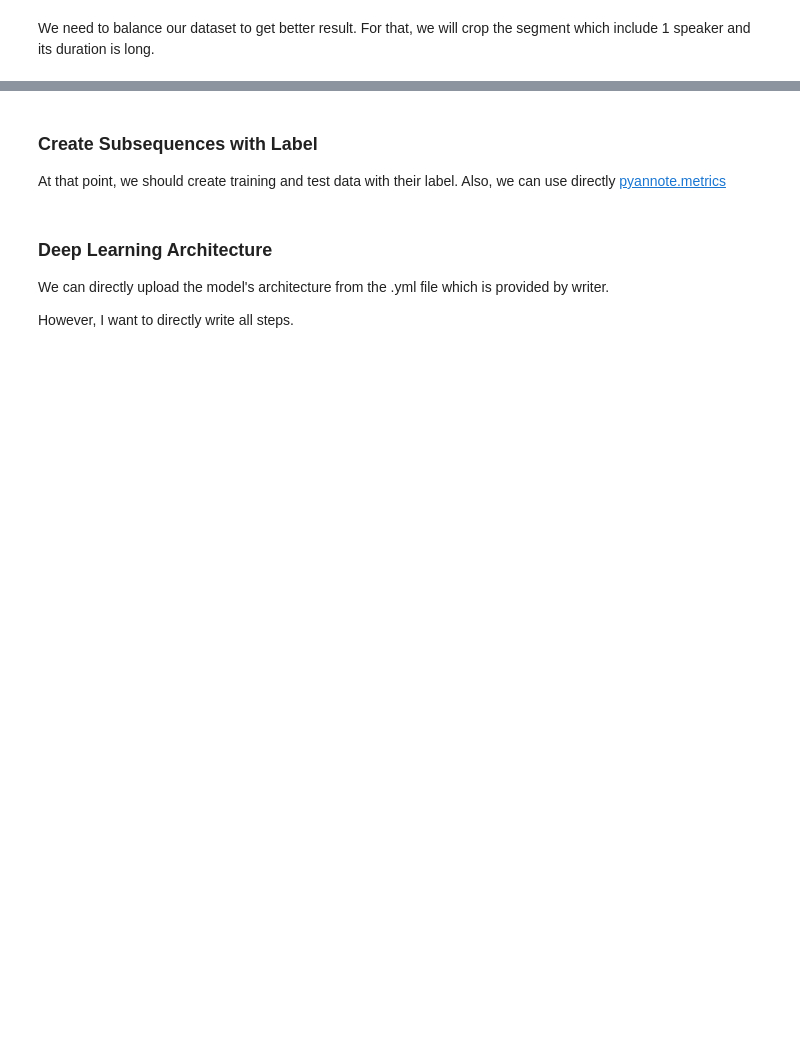
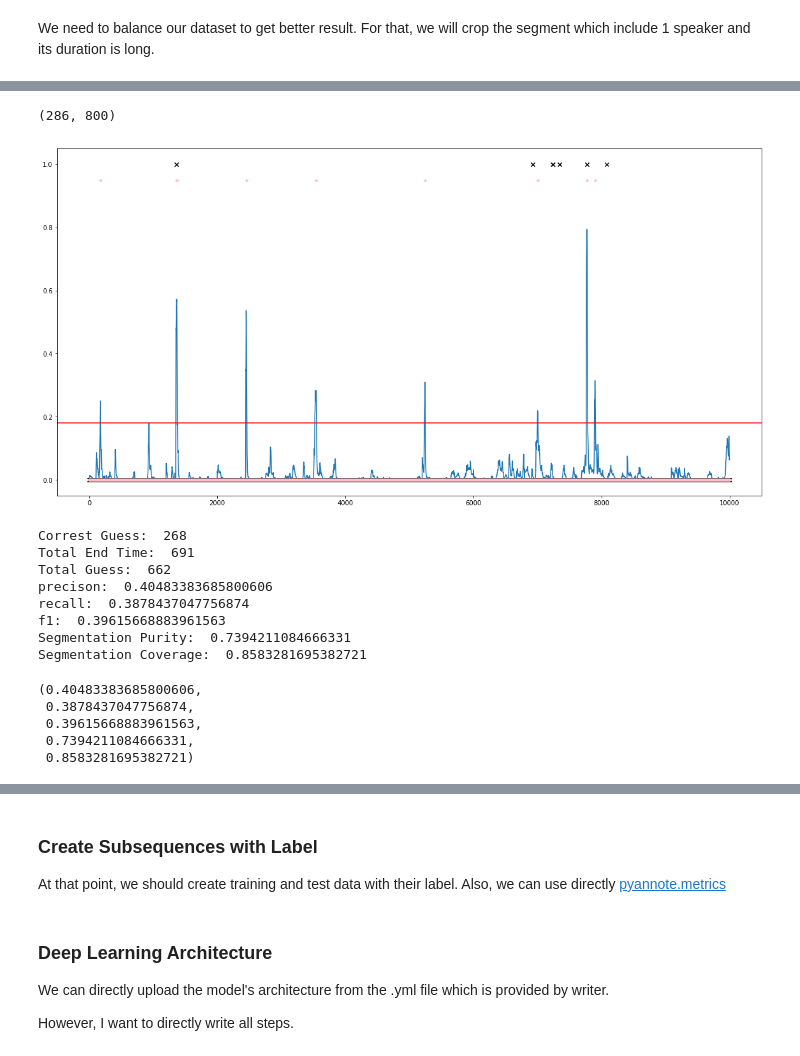
Before and after one commit to hedonistrh/SpChangeDetect, a Jupyter notebook: BiLSTM.ipynb, the cells around one changed output, grey strips where cells are left out. Drawn from its saved outputs; the diff is of its cells as text; code cells hidden in the pictures; blank space fills up the shorter version.

```diff
--- a/BiLSTM.ipynb
+++ b/BiLSTM.ipynb
@@ -440,8 +388,8 @@ from keras.models import load_model
 import time
 
 
-how_many_step = 120
-how_many_repeat = 3
+how_many_step = 80
+how_many_repeat = 8
 
 ix_repeat = 0
 
@@ -461,7 +409,7 @@ while (ix_repeat < how_many_repeat):
         #print("relax")
         #time.sleep(2.5)
 
-        input_array, output_array = create_data_for_supervised ("./amicorpus/*/audio/", 10, 25, from_epi, from_epi+1, True, 5, False)
+        input_array, output_array = create_data_for_supervised ("./amicorpus/*/audio/", 10, 25, from_epi, from_epi+1, True, 6, False)
 
         max_len = 800 # how many frame will be taken
         step = 800 # step size.
@@ -498,3 +446,4 @@ while (ix_repeat < how_many_repeat):
         output_array = []
 
         from_epi += 1
+    model.save_weights("bilstm_weights" + str(ix_repeat) + ".h5")
@@ -513,8 +527,8 @@ from keras.models import load_model
 import time
 
 
-how_many_step = 120
-how_many_repeat = 3
+how_many_step = 80
+how_many_repeat = 15
 
 ix_repeat = 0
 
@@ -534,7 +548,7 @@ while (ix_repeat < how_many_repeat):
         #print("relax")
         #time.sleep(2.5)
 
-        input_array, output_array = create_data_for_supervised ("./amicorpus/*/audio/", 10, 25, from_epi, from_epi+1, True, 5, False)
+        input_array, output_array = create_data_for_supervised ("./amicorpus/*/audio/", 10, 25, from_epi, from_epi+1, True, 6, True)
 
         max_len = 800 # how many frame will be taken
         step = 800 # step size.
@@ -556,7 +570,7 @@ while (ix_repeat < how_many_repeat):
 
             model.fit(input_array_specified, output_array_specified,
                    epochs=1,
-                   batch_size=16,
+                   batch_size=8,
                    shuffle=True)
 
         except:
@@ -565,9 +579,10 @@ while (ix_repeat < how_many_repeat):
 
         # https://keras.io/getting-started/faq/#how-can-i-save-a-keras-model
 
-        model.save_weights('bilstm_weights_revised.h5')
+        model.save_weights('bilstm_weights_balance.h5')
 
         input_array = []
         output_array = []
 
         from_epi += 1
+    model.save_weights("bilstm_weights_balance" + str(ix_repeat) + ".h5")
@@ -592,9 +739,9 @@ frame_shape = (800, 59)
 
 input_frame = keras.Input(frame_shape, name='main_input')
 
-bidirectional_1 = layers.Bidirectional(layers.LSTM(48, return_sequences=True))(input_frame)
+bidirectional_1 = layers.Bidirectional(layers.LSTM(64, return_sequences=True))(input_frame)
 bidirectional_1_drop = layers.Dropout(0.2)(bidirectional_1)
-bidirectional_2 = layers.Bidirectional(layers.LSTM(36, activation='tanh', return_sequences=True))(bidirectional_1_drop)
+bidirectional_2 = layers.Bidirectional(layers.LSTM(32, activation='tanh', return_sequences=True))(bidirectional_1_drop)
 
 tdistributed_1 = layers.TimeDistributed(layers.Dense(40, activation='tanh'))(bidirectional_2)
 tdistributed_1_drop = layers.Dropout(0.2)(tdistributed_1)
@@ -822,9 +854,9 @@ frame_shape = (800, 59)
 
 input_frame = keras.Input(frame_shape, name='main_input')
 
-bidirectional_1 = layers.Bidirectional(layers.LSTM(48, return_sequences=True))(input_frame)
+bidirectional_1 = layers.Bidirectional(layers.LSTM(64, return_sequences=True))(input_frame)
 bidirectional_1_drop = layers.Dropout(0.2)(bidirectional_1)
-bidirectional_2 = layers.Bidirectional(layers.LSTM(36, activation='tanh', return_sequences=True))(bidirectional_1_drop)
+bidirectional_2 = layers.Bidirectional(layers.LSTM(32, activation='tanh', return_sequences=True))(bidirectional_1_drop)
 
 tdistributed_1 = layers.TimeDistributed(layers.Dense(40, activation='tanh'))(bidirectional_2)
 tdistributed_1_drop = layers.Dropout(0.2)(tdistributed_1)
@@ -1302,2 +1350,20 @@ complete_evaluation_single_file(filename="ES2005b", thres=0.18, model=model)
+# %%
+complete_evaluation_single_file(filename="ES2005c", thres=0.18, model=model)
+# %% [output]
+(286, 800)
+[figure, added]
+Correst Guess:  268
+Total End Time:  691
+Total Guess:  662
+precison:  0.40483383685800606
+recall:  0.3878437047756874
+f1:  0.39615668883961563
+Segmentation Purity:  0.7394211084666331
+Segmentation Coverage:  0.8583281695382721
+(0.40483383685800606,
+ 0.3878437047756874,
+ 0.39615668883961563,
+ 0.7394211084666331,
+ 0.8583281695382721)
 # %%
 complete_evaluation_single_file(filename="IS1004c", thres=0.222, model=model)
```
Also changed, not shown: parts of 17 cells of this notebook.
